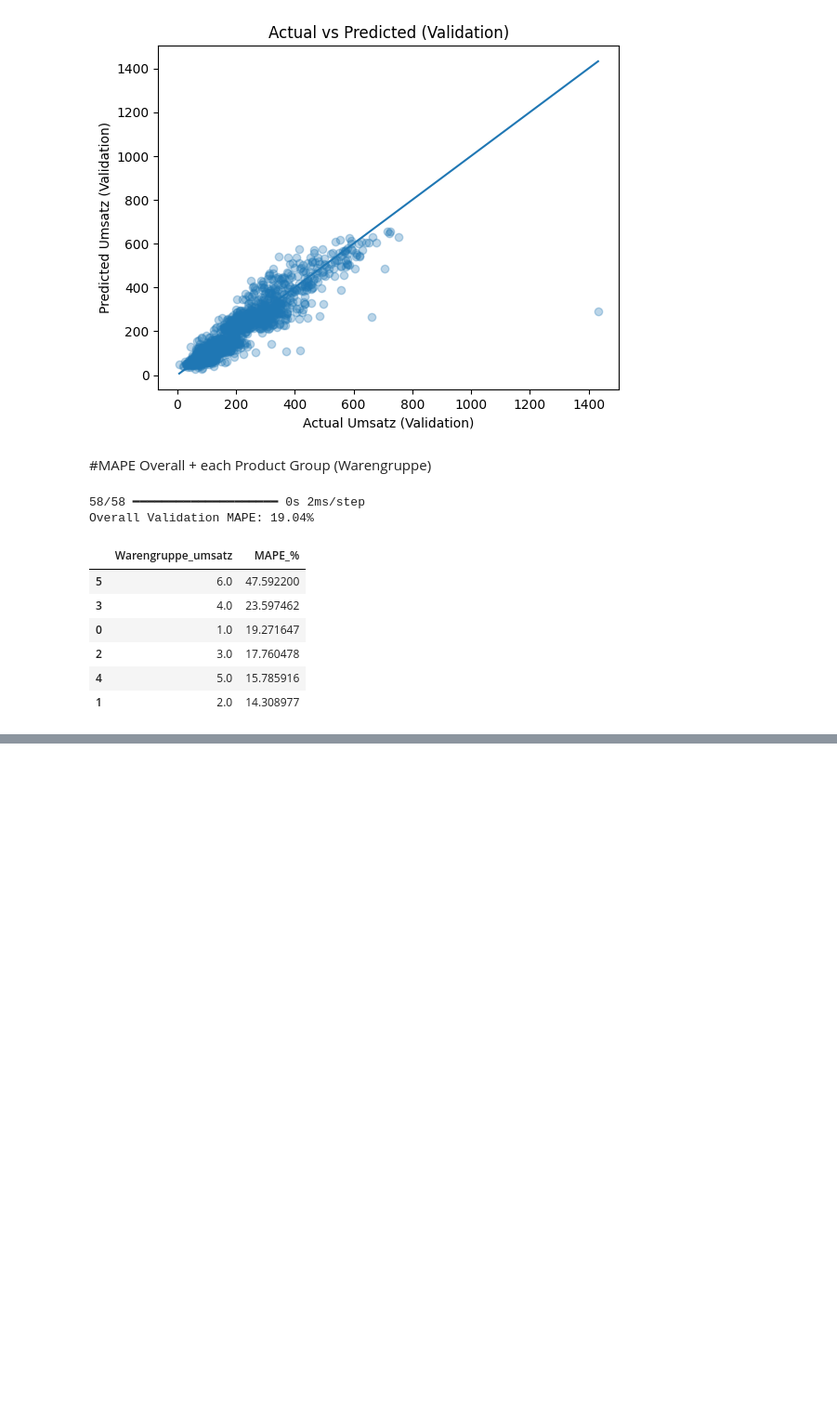
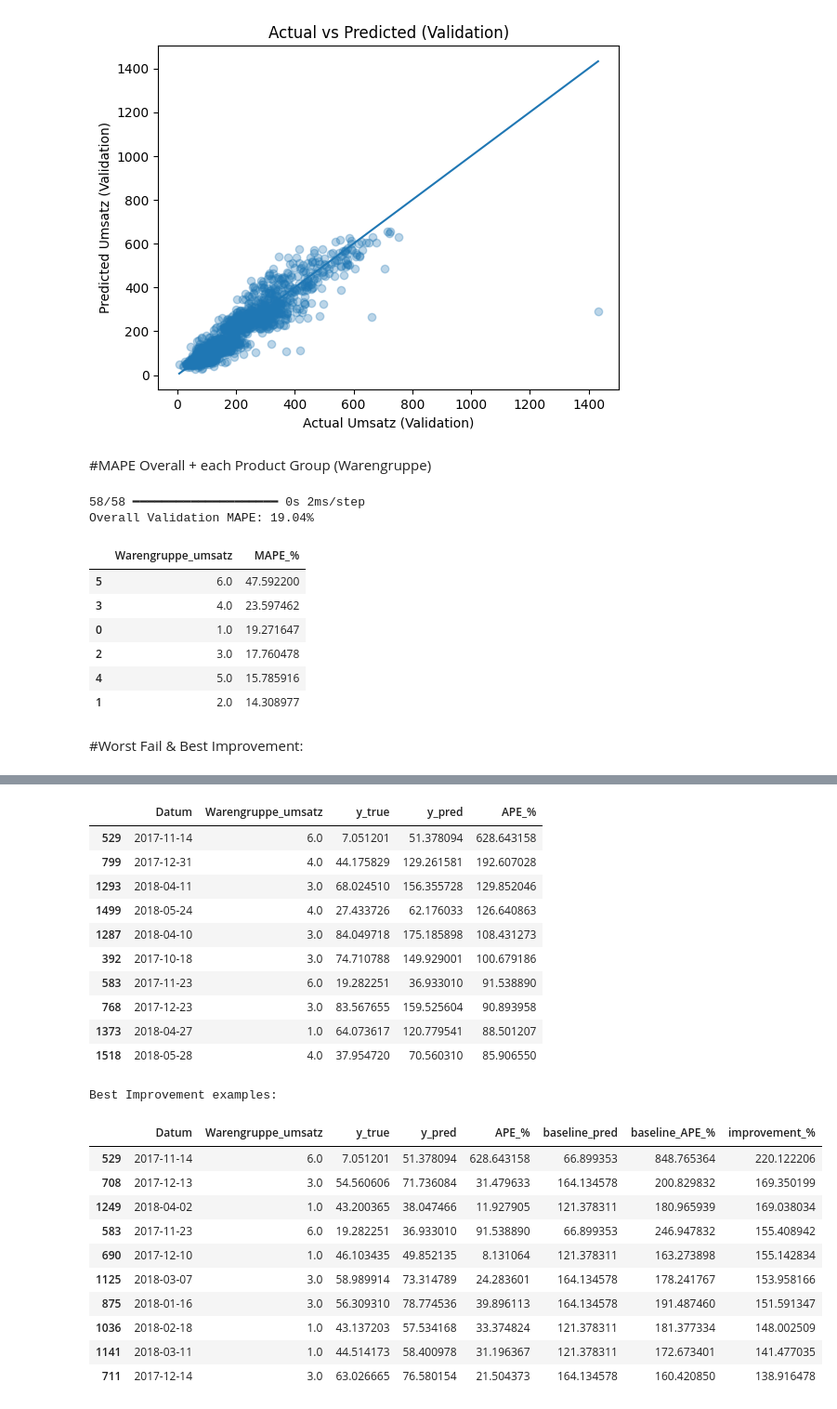
Before and after one commit to Awais16/bakery_sales_prediction, a Jupyter notebook: 3_Model/01_NN_best_clean.ipynb, the cells around one changed output, grey strips where cells are left out. Shown at 93% size. Drawn from its saved outputs; the diff is of its cells as text; code cells hidden in the pictures; blank space fills up the shorter version.

Commit message:
Add worst fail and best improvement analysis on validation

```diff
--- a/3_Model/01_NN_best_clean.ipynb
+++ b/3_Model/01_NN_best_clean.ipynb
@@ -260,3 +260,33 @@ Overall Validation MAPE: 19.04%
 | 2 | 3.0 | 17.760478 |
 | 4 | 5.0 | 15.785916 |
 | 1 | 2.0 | 14.308977 |
+# %% [markdown]
+#Worst Fail & Best Improvement:
+# %%
+import numpy as np
+
+val_results = df_val[["Datum","Warengruppe_umsatz"]].copy()
+val_results["y_true"] = y_val.values
+val_results["y_pred"] = np.clip(model.predict(X_val_p).ravel(), 0, None)
+
+# APE
+val_results["APE_%"] = np.abs((val_results["y_true"] - val_results["y_pred"]) / val_results["y_true"]) * 100
+
+# Worst Fail
+worst = val_results.sort_values("APE_%", ascending=False).head(10)
+print("Worst Fail examples:")
+display(worst)
+
+# Baseline : mean per product group (on train)
+group_mean_train = df_train.groupby("Warengruppe_umsatz")["Umsatz_umsatz"].mean()
+
+val_results["baseline_pred"] = val_results["Warengruppe_umsatz"].map(group_mean_train)
+val_results["baseline_APE_%"] = np.abs((val_results["y_true"] - val_results["baseline_pred"]) / val_results["y_true"]) * 100
+
+# Best improvement = baseline_APE - model_APE
+val_results["improvement_%"] = val_results["baseline_APE_%"] - val_results["APE_%"]
+best_improve = val_results.sort_values("improvement_%", ascending=False).head(10)
+
+print("Best Improvement examples:")
+display(best_improve)
+# %% [output]
@@ -262,0 +295,23 @@ Overall Validation MAPE: 19.04%
+|  | Datum | Warengruppe_umsatz | y_true | y_pred | APE_% |
+| 529 | 2017-11-14 | 6.0 | 7.051201 | 51.378094 | 628.643158 |
+| 799 | 2017-12-31 | 4.0 | 44.175829 | 129.261581 | 192.607028 |
+| 1293 | 2018-04-11 | 3.0 | 68.024510 | 156.355728 | 129.852046 |
+| 1499 | 2018-05-24 | 4.0 | 27.433726 | 62.176033 | 126.640863 |
+| 1287 | 2018-04-10 | 3.0 | 84.049718 | 175.185898 | 108.431273 |
+| 392 | 2017-10-18 | 3.0 | 74.710788 | 149.929001 | 100.679186 |
+| 583 | 2017-11-23 | 6.0 | 19.282251 | 36.933010 | 91.538890 |
+| 768 | 2017-12-23 | 3.0 | 83.567655 | 159.525604 | 90.893958 |
+| 1373 | 2018-04-27 | 1.0 | 64.073617 | 120.779541 | 88.501207 |
+| 1518 | 2018-05-28 | 4.0 | 37.954720 | 70.560310 | 85.906550 |
+Best Improvement examples:
+|  | Datum | Warengruppe_umsatz | y_true | y_pred | APE_% | baseline_pred | baseline_APE_% | improvement_% |
+| 529 | 2017-11-14 | 6.0 | 7.051201 | 51.378094 | 628.643158 | 66.899353 | 848.765364 | 220.122206 |
+| 708 | 2017-12-13 | 3.0 | 54.560606 | 71.736084 | 31.479633 | 164.134578 | 200.829832 | 169.350199 |
+| 1249 | 2018-04-02 | 1.0 | 43.200365 | 38.047466 | 11.927905 | 121.378311 | 180.965939 | 169.038034 |
+| 583 | 2017-11-23 | 6.0 | 19.282251 | 36.933010 | 91.538890 | 66.899353 | 246.947832 | 155.408942 |
+| 690 | 2017-12-10 | 1.0 | 46.103435 | 49.852135 | 8.131064 | 121.378311 | 163.273898 | 155.142834 |
+| 1125 | 2018-03-07 | 3.0 | 58.989914 | 73.314789 | 24.283601 | 164.134578 | 178.241767 | 153.958166 |
+| 875 | 2018-01-16 | 3.0 | 56.309310 | 78.774536 | 39.896113 | 164.134578 | 191.487460 | 151.591347 |
+| 1036 | 2018-02-18 | 1.0 | 43.137203 | 57.534168 | 33.374824 | 121.378311 | 181.377334 | 148.002509 |
+| 1141 | 2018-03-11 | 1.0 | 44.514173 | 58.400978 | 31.196367 | 121.378311 | 172.673401 | 141.477035 |
+| 711 | 2017-12-14 | 3.0 | 63.026665 | 76.580154 | 21.504373 | 164.134578 | 160.420850 | 138.916478 |
```
Also changed, not shown: parts of 1 cell of this notebook.
